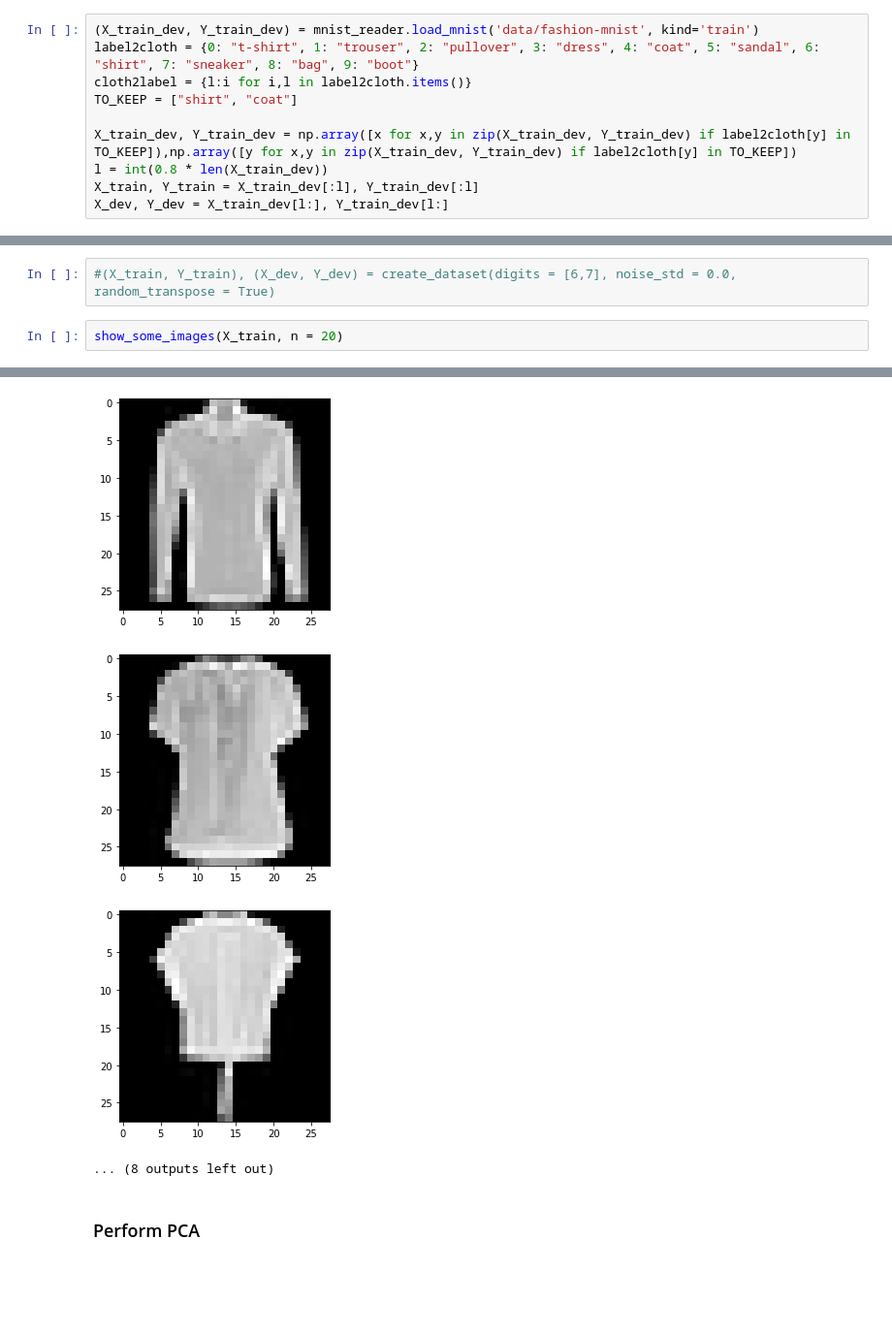
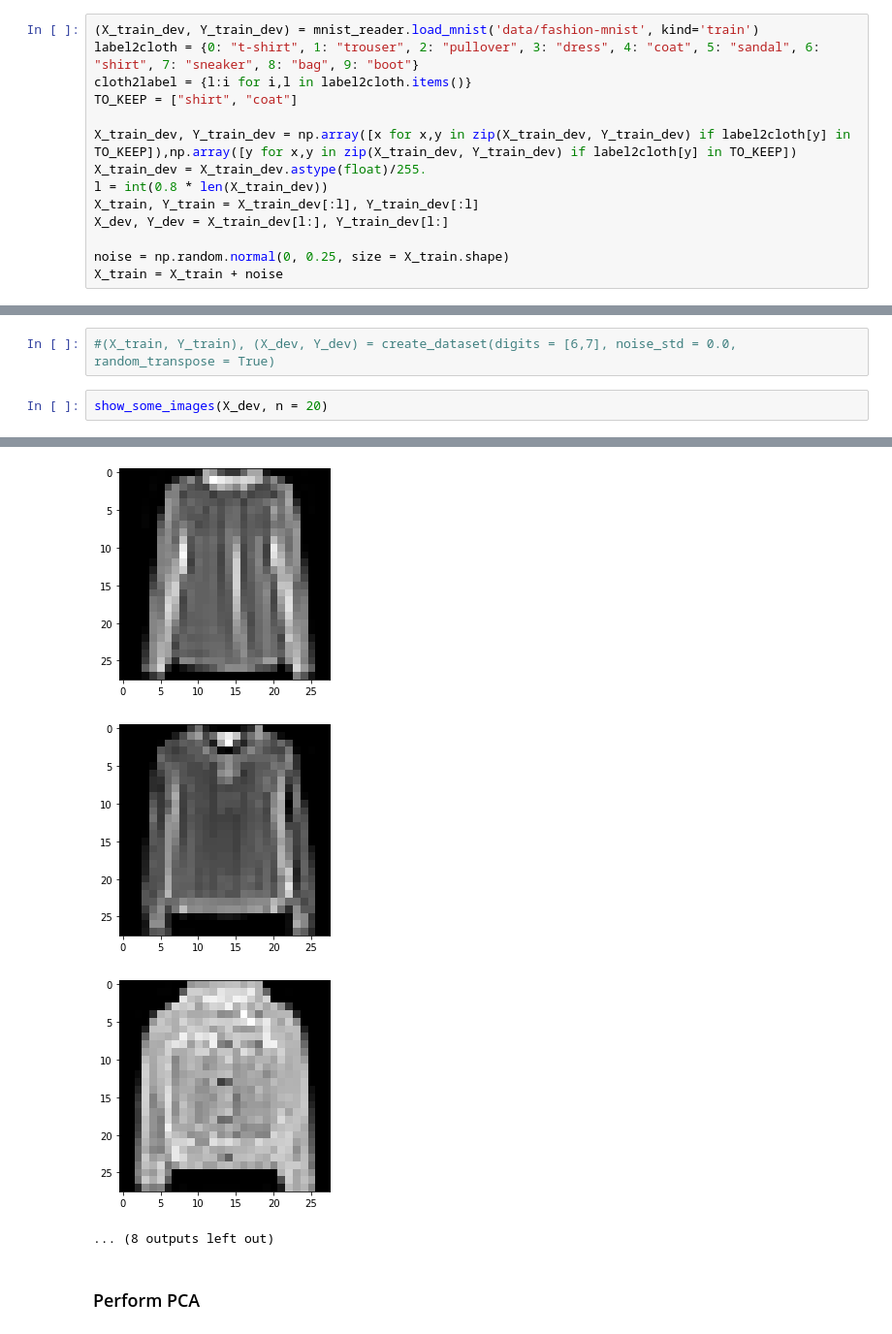
Before and after one commit to Shaul1321/INLP-dim-reduction, a Jupyter notebook: src/mnist_dim_reduction.ipynb, the cells around one changed output, grey strips where cells are left out. Shown at 97% size. Saved outputs shown, nothing was run; the diff lists cells and outputs as text; blank space fills up the shorter version.

Commit message:
noise, normalization

```diff
--- a/src/mnist_dim_reduction.ipynb
+++ b/src/mnist_dim_reduction.ipynb
@@ -109,6 +109,10 @@ cloth2label = {l:i for i,l in label2cloth.items()}
 TO_KEEP = ["shirt", "coat"]
 
 X_train_dev, Y_train_dev = np.array([x for x,y in zip(X_train_dev, Y_train_dev) if label2cloth[y] in TO_KEEP]),np.array([y for x,y in zip(X_train_dev, Y_train_dev) if label2cloth[y] in TO_KEEP])
+X_train_dev = X_train_dev.astype(float)/255.
 l = int(0.8 * len(X_train_dev))
 X_train, Y_train = X_train_dev[:l], Y_train_dev[:l]
 X_dev, Y_dev = X_train_dev[l:], Y_train_dev[l:]
+
+noise = np.random.normal(0, 0.25, size = X_train.shape)
+X_train = X_train + noise
@@ -115,5 +123,5 @@ X_dev, Y_dev = X_train_dev[l:], Y_train_dev[l:]
 # %%
 #(X_train, Y_train), (X_dev, Y_dev) = create_dataset(digits = [6,7], noise_std = 0.0, random_transpose = True)
 # %%
-show_some_images(X_train, n = 20)
+show_some_images(X_dev, n = 20)
 # %% [output]
@@ -129,6 +137,6 @@ show_some_images(X_train, n = 20)
-[figure, old version]
+[figure, new version]
-[figure, old version]
+[figure, new version]
-[figure, old version]
+[figure, new version]
 ... (8 outputs left out)
 # %% [markdown]
 ### Perform PCA
```
Also changed, not shown: parts of 8 cells of this notebook.
